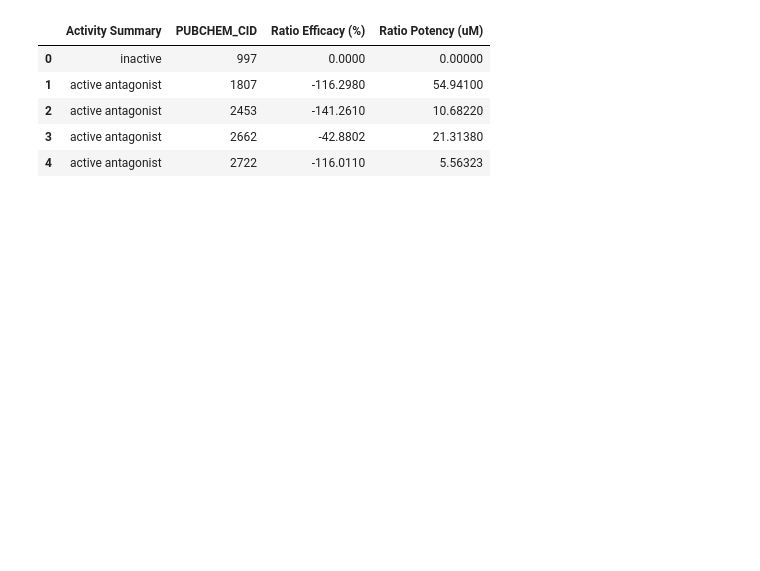
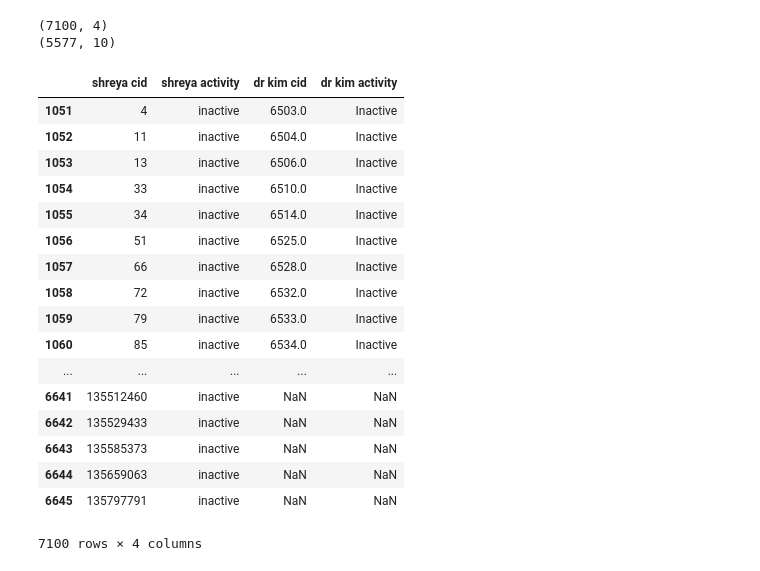
Before and after one commit to shreyasingh1/NCBI, a Jupyter notebook: Verifying Data Cleaning.ipynb, the cells around one changed output. Saved outputs shown, nothing was run; the diff lists cells and outputs as text; code cells hidden in the pictures; blank space fills up the shorter version.

```diff
--- a/Verifying Data Cleaning.ipynb
+++ b/Verifying Data Cleaning.ipynb
@@ -1,4 +1,5 @@
 # %%
+import csv
 import numpy as np
 import pandas as pd
 import matplotlib.pyplot as plt
@@ -8,13 +9,48 @@ import matplotlib.pyplot as plt
 import warnings
 warnings.filterwarnings("ignore")
 
-#Reading in Summary ANTAGONIST CSV
+#Reading in My version of cleaned data
 shreya_csv = pd.read_csv('Final_Merged_Cleaned_CSV_7-1')
-shreya_csv.head()
+
+#reading in Dr. Kim's cleaned data
+drkim_csv = pd.read_csv('AID_combined_prop.tab', sep = '\t')
+drkim_csv = pd.DataFrame(drkim_csv)
+
+print(shreya_csv.shape)
+print(drkim_csv.shape)
 # %% [output]
-|  | Activity Summary | PUBCHEM_CID | Ratio Efficacy (%) | Ratio Potency (uM) |
-| 0 | inactive | 997 | 0.0000 | 0.00000 |
-| 1 | active antagonist | 1807 | -116.2980 | 54.94100 |
-| 2 | active antagonist | 2453 | -141.2610 | 10.68220 |
-| 3 | active antagonist | 2662 | -42.8802 | 21.31380 |
-| 4 | active antagonist | 2722 | -116.0110 | 5.56323 |
+(7100, 4)
+(5577, 10)
+# %%
+#combining CID's and activity outcomes into one df
+
+shreyadf = shreya_csv[['PUBCHEM_CID', 'Activity Summary']]
+shreyadf = shreyadf.rename(columns = {'PUBCHEM_CID' : 'shreya cid', 'Activity Summary' : 'shreya activity'})
+
+drkimdf = drkim_csv[['CID', 'Activity']]
+drkimdf = drkimdf.rename(columns = {'CID' : 'dr kim cid', 'Activity' : 'dr kim activity'})
+
+bothdf = pd.concat([shreyadf, drkimdf], axis = 1)
+# %%
+#Sorting CID's in ascending order
+bothdf = bothdf.sort_values(by = ['shreya cid', 'dr kim cid'], ascending = True, inplace = False)
+bothdf
+# %% [output]
+|  | shreya cid | shreya activity | dr kim cid | dr kim activity |
+| 1051 | 4 | inactive | 6503.0 | Inactive |
+| 1052 | 11 | inactive | 6504.0 | Inactive |
+| 1053 | 13 | inactive | 6506.0 | Inactive |
+| 1054 | 33 | inactive | 6510.0 | Inactive |
+| 1055 | 34 | inactive | 6514.0 | Inactive |
+| 1056 | 51 | inactive | 6525.0 | Inactive |
+| 1057 | 66 | inactive | 6528.0 | Inactive |
+| 1058 | 72 | inactive | 6532.0 | Inactive |
+| 1059 | 79 | inactive | 6533.0 | Inactive |
+| 1060 | 85 | inactive | 6534.0 | Inactive |
+| ... | ... | ... | ... | ... |
+| 6641 | 135512460 | inactive | NaN | NaN |
+| 6642 | 135529433 | inactive | NaN | NaN |
+| 6643 | 135585373 | inactive | NaN | NaN |
+| 6644 | 135659063 | inactive | NaN | NaN |
+| 6645 | 135797791 | inactive | NaN | NaN |
+7100 rows × 4 columns
```
Also changed, not shown: 9 other files.
